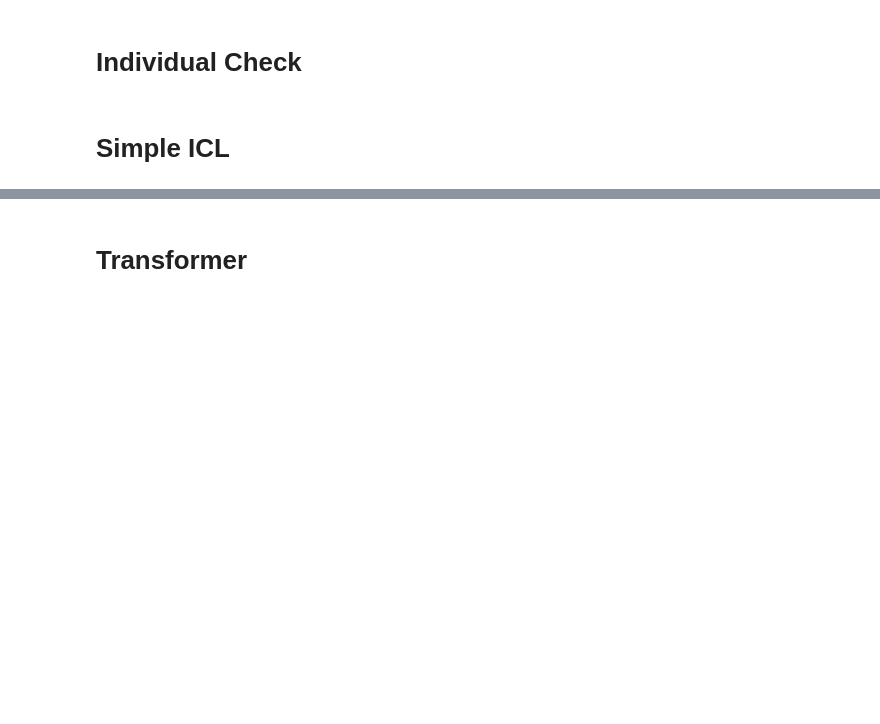
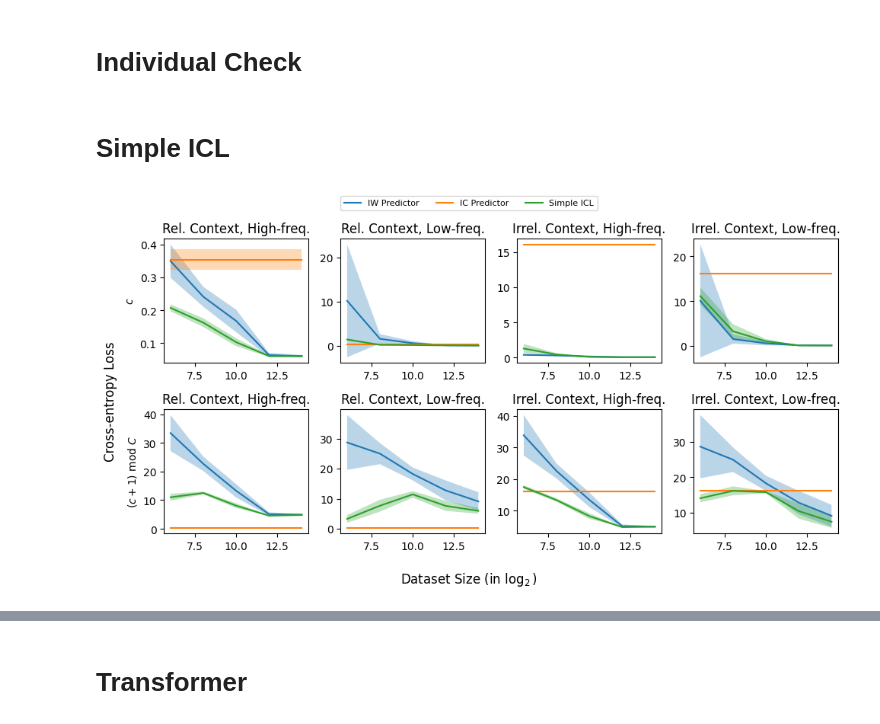
Before and after one commit to chanb/simple_icl, a Jupyter notebook: plot_utils/plot_accuracy.ipynb, the cells around one changed output, grey strips where cells are left out. Drawn from its saved outputs; the diff is of its cells as text; code cells hidden in the pictures; blank space fills up the shorter version.

Commit message:
Updated dataset

```diff
--- a/plot_utils/plot_accuracy.ipynb
+++ b/plot_utils/plot_accuracy.ipynb
@@ -625,39 +629,51 @@ for row_i, eval_names in enumerate(eval_namess):
         ]:
             losses_mean = []
             losses_std = []
 
             for dataset_size in dataset_sizes:
-                data = (np.array(stats[
-                    (stats["dirname"] == f"{predictor}")
-                    & (stats["stats_key"] == "loss")
-                    & (stats["eval_name"] == eval_name)
-                    & (stats["dataset_size"] == f"{dataset_size}")
-                ]["stats"].to_list()))
+                if predictor == "synthetic-alpha":
+                    data = (np.array(stats[
+                        (stats["dirname"] == f"{predictor}")
+                        & (stats["stats_key"] == "loss")
+                        & (stats["eval_name"] == eval_name)
+                        & (stats["dataset_size"] == f"{dataset_size}")
+                        & (stats["p_high"] == f"{p_high}")
+                        & (stats["p_relevant_context"] == f"{p_relevant_context}")
+                    ]["stats"].to_list()))
+                else:
+                    data = (np.array(stats[
+                        (stats["dirname"] == f"{predictor}")
+                        & (stats["stats_key"] == "loss")
+                        & (stats["eval_name"] == eval_name)
+                        & (stats["dataset_size"] == f"{dataset_size}")
+                    ]["stats"].to_list()))
                 losses_mean.append(np.mean(data, axis=0)[-1])
                 losses_std.append(np.std(data, axis=0)[-1])
 
             losses_mean = np.array(losses_mean)
             losses_std = np.array(losses_std) / np.sqrt(5)
 
             ax.plot(np.log2(np.array(dataset_sizes)), losses_mean, label=map_label[predictor] if eval_i == 0 and row_i == 0 else "")
             ax.fill_between(np.log2(np.array(dataset_sizes)), losses_mean - losses_std, losses_mean + losses_std, alpha=0.3)
 
         ax.set_title(map_eval[eval_name])
         if eval_i == 0:
             ax.set_ylabel("$c$" if row_i == 0 else "$(c + 1) \\text{ mod } C$")
 
 fig.supylabel("Cross-entropy Loss")
 fig.supxlabel("Dataset Size (in $\\log_2$)")
 fig.legend(
     bbox_to_anchor=(0.0, 1.0, 1.0, 0.0),
     loc="lower center",
     ncols=4,
     borderaxespad=0.0,
     frameon=True,
     fontsize="8",
 )
 fig.tight_layout()
 plt.show()
+# %% [output]
+[figure, added]
 # %%
 map_label = {
     "synthetic-iw_predictor": "IW Predictor",
```
Also changed, not shown: parts of 18 cells of this notebook, 18 other files.
